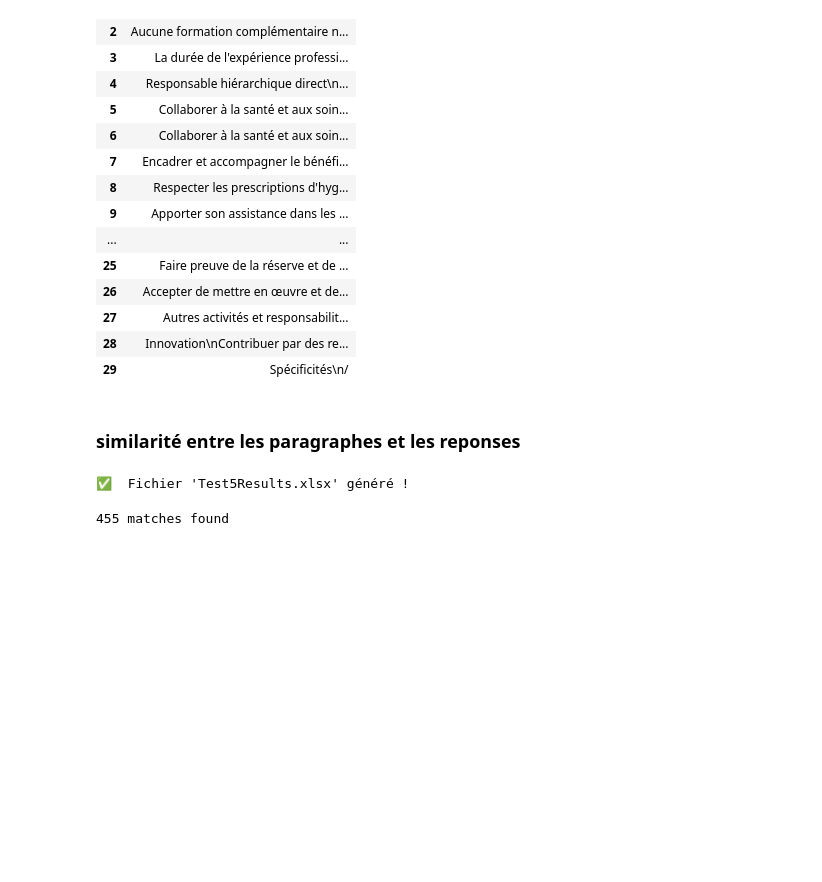
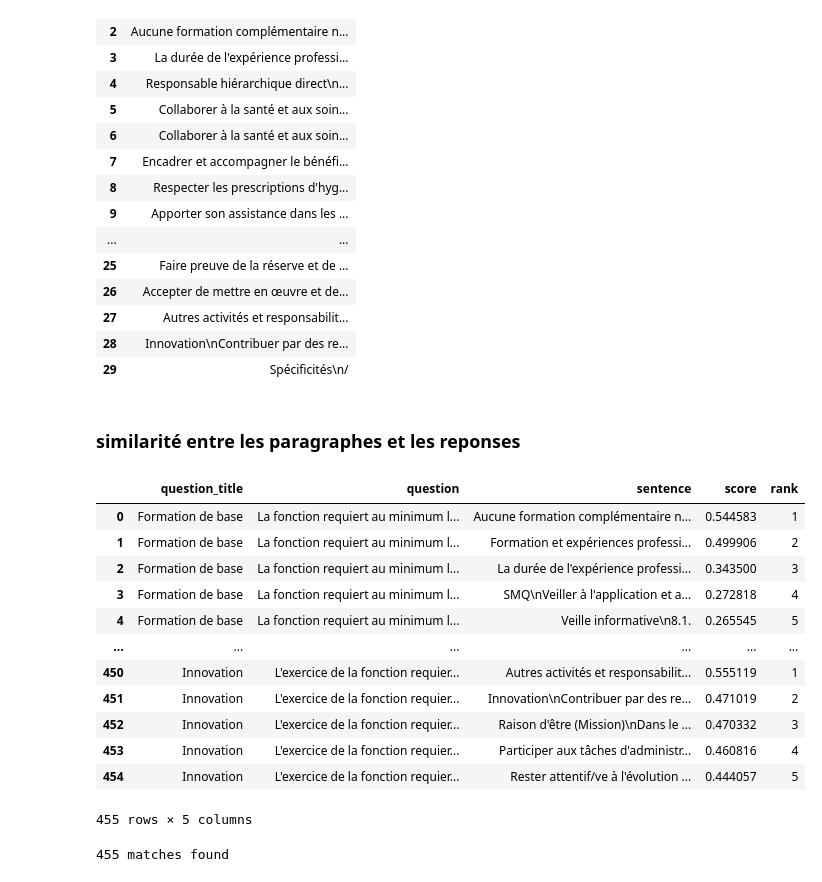
Before and after one commit to issamejekkam/Stage2A, a Jupyter notebook: evaluateFunction.ipynb, the cells around one changed output. Saved outputs shown, nothing was run; the diff lists cells and outputs as text; code cells hidden in the pictures; blank space fills up the shorter version.

```diff
--- a/evaluateFunction.ipynb
+++ b/evaluateFunction.ipynb
@@ -82,17 +82,29 @@ from similarity import Similarity
 # %%
 sim       = Similarity(batch_size=32)
 matches   = sim.top_k_matches(
     questions=df["response"].tolist(),
     corpus_sentences=sentences["sentence"].tolist(),
     k=5,
     question_titles=df["title"].tolist(),
 )
 
 
 matches.to_excel("results/Test5Results.xlsx", index=False)
-print("✅  Fichier 'Test5Results.xlsx' généré !")
+matches
 # %% [output]
+|  | question_title | question | sentence | score | rank |
+| 0 | Formation de base | La fonction requiert au minimum l... | Aucune formation complémentaire n... | 0.544583 | 1 |
+| 1 | Formation de base | La fonction requiert au minimum l... | Formation et expériences professi... | 0.499906 | 2 |
+| 2 | Formation de base | La fonction requiert au minimum l... | La durée de l'expérience professi... | 0.343500 | 3 |
+| 3 | Formation de base | La fonction requiert au minimum l... | SMQ\nVeiller à l'application et a... | 0.272818 | 4 |
+| 4 | Formation de base | La fonction requiert au minimum l... | Veille informative\n8.1. | 0.265545 | 5 |
+| ... | ... | ... | ... | ... | ... |
+| 450 | Innovation | L'exercice de la fonction requier... | Autres activités et responsabilit... | 0.555119 | 1 |
+| 451 | Innovation | L'exercice de la fonction requier... | Innovation\nContribuer par des re... | 0.471019 | 2 |
+| 452 | Innovation | L'exercice de la fonction requier... | Raison d'être (Mission)\nDans le ... | 0.470332 | 3 |
+| 453 | Innovation | L'exercice de la fonction requier... | Participer aux tâches d'administr... | 0.460816 | 4 |
+| 454 | Innovation | L'exercice de la fonction requier... | Rester attentif/ve à l'évolution ... | 0.444057 | 5 |
-✅  Fichier 'Test5Results.xlsx' généré !
+455 rows × 5 columns
 # %%
 print(len(matches), "matches found")
 matches_no_duplicates = matches.drop_duplicates(subset=["question_title", "sentence"])
```
Also changed, not shown: parts of 1 cell of this notebook, 3 other files.
